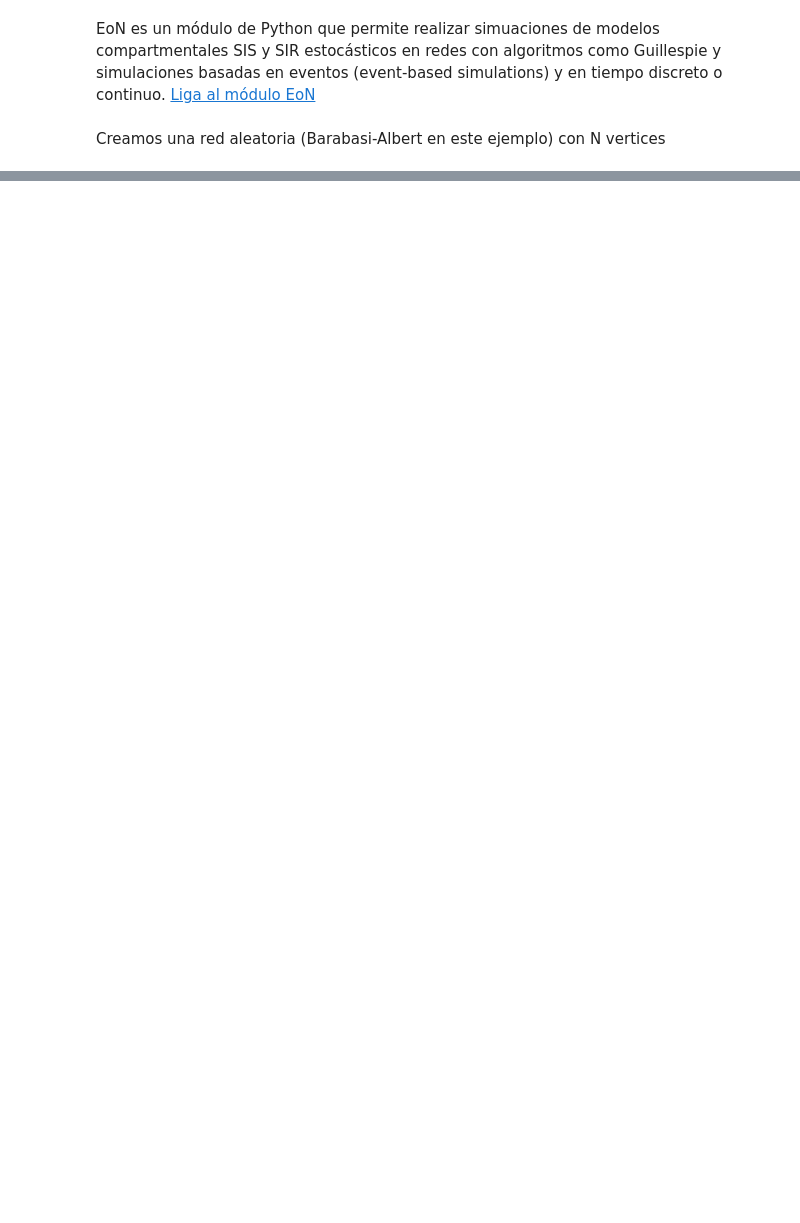
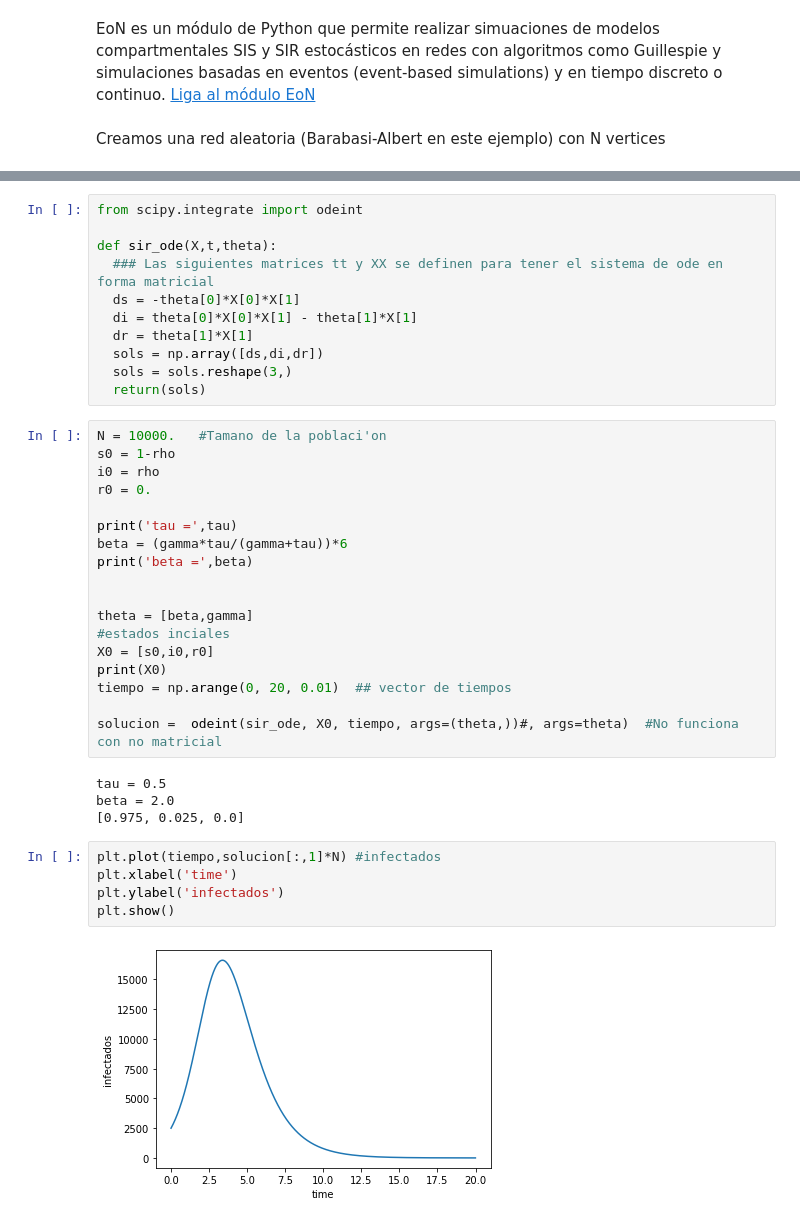
Before and after one commit to leticiaram/RIIAA_2021, a Jupyter notebook: notebooks/Redes_ModelosEpi.ipynb, the cells around one changed output, grey strips where cells are left out. Saved outputs shown, nothing was run; the diff lists cells and outputs as text; blank space fills up the shorter version.

```diff
--- a/notebooks/Redes_ModelosEpi.ipynb
+++ b/notebooks/Redes_ModelosEpi.ipynb
@@ -388,0 +462,40 @@ plt.legend()
+# %%
+from scipy.integrate import odeint
+
+def sir_ode(X,t,theta):
+  ### Las siguientes matrices tt y XX se definen para tener el sistema de ode en forma matricial
+  ds = -theta[0]*X[0]*X[1]
+  di = theta[0]*X[0]*X[1] - theta[1]*X[1]
+  dr = theta[1]*X[1]
+  sols = np.array([ds,di,dr])
+  sols = sols.reshape(3,)
+  return(sols)
+# %%
+N = 10000.   #Tamano de la poblaci'on
+s0 = 1-rho
+i0 = rho
+r0 = 0.
+
+print('tau =',tau)
+beta = (gamma*tau/(gamma+tau))*6
+print('beta =',beta)
+
+
+theta = [beta,gamma]
+#estados inciales
+X0 = [s0,i0,r0]
+print(X0)
+tiempo = np.arange(0, 20, 0.01)  ## vector de tiempos
+
+solucion =  odeint(sir_ode, X0, tiempo, args=(theta,))#, args=theta)  #No funciona con no matricial
+# %% [output]
+tau = 0.5
+beta = 2.0
+[0.975, 0.025, 0.0]
+# %%
+plt.plot(tiempo,solucion[:,1]*N) #infectados
+plt.xlabel('time')
+plt.ylabel('infectados')
+plt.show()
+# %% [output]
+[figure, added]
```
Also changed, not shown: parts of 33 cells of this notebook.
